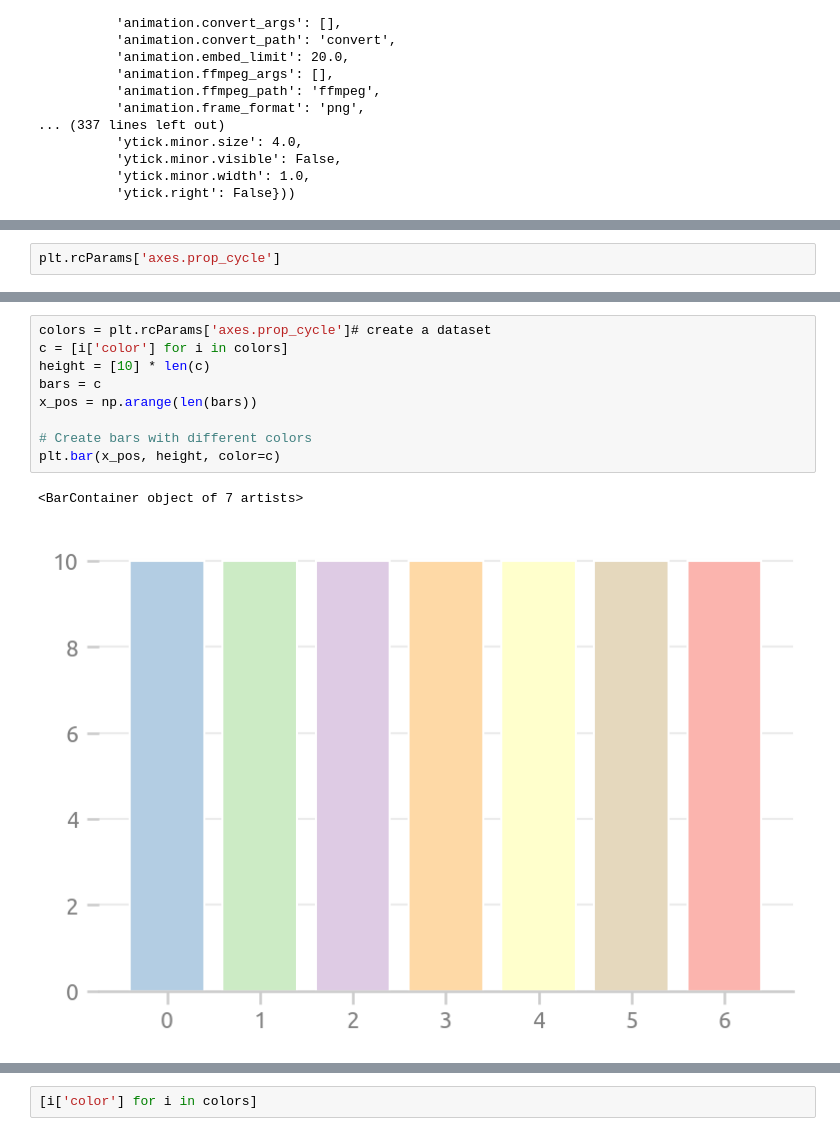
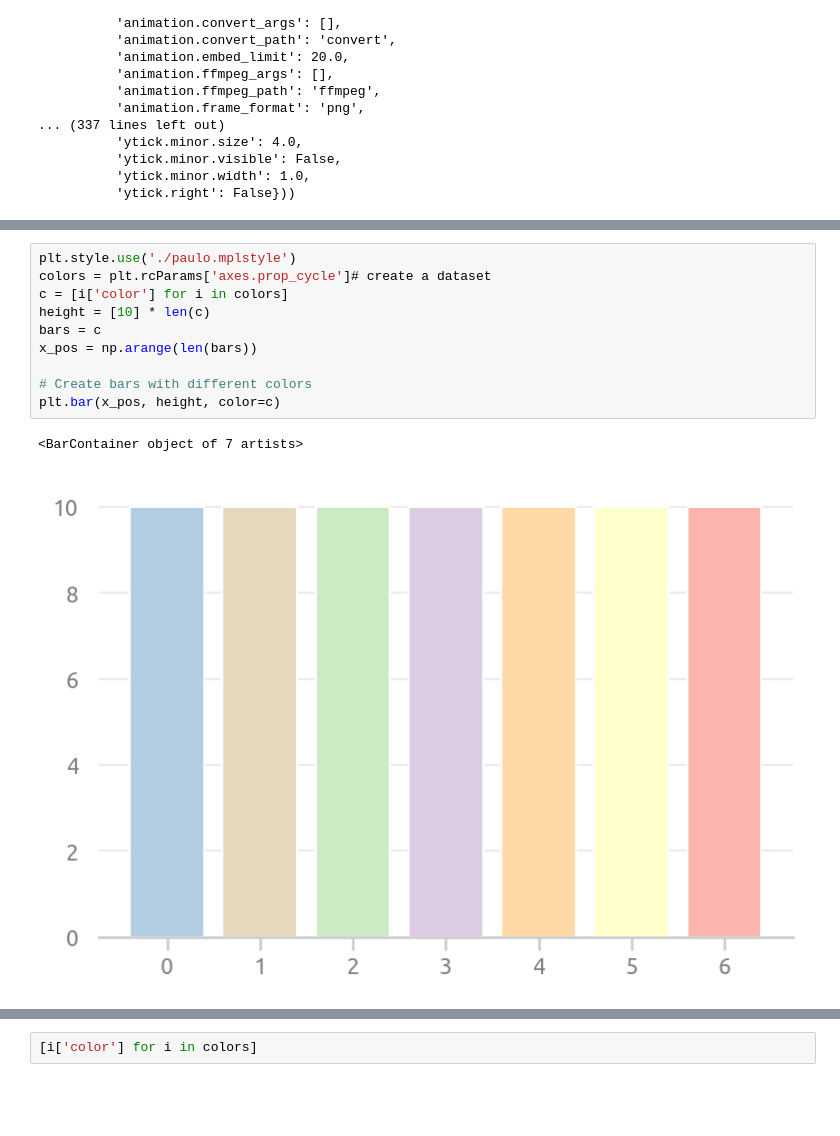
Before and after one commit to pauloneves/charp, a Jupyter notebook: plots.ipynb, the cells around one changed output, grey strips where cells are left out. Saved outputs shown, nothing was run; the diff lists cells and outputs as text; blank space fills up the shorter version.

```diff
--- a/plots.ipynb
+++ b/plots.ipynb
@@ -102,2 +84,0 @@ plt.style.available
-# %%
-plt.rcParams['axes.prop_cycle']
@@ -116,15 +85,16 @@ plt.rcParams['axes.prop_cycle']
 # %%
+plt.style.use('./paulo.mplstyle')
 colors = plt.rcParams['axes.prop_cycle']# create a dataset
 c = [i['color'] for i in colors]
 height = [10] * len(c)
 bars = c
 x_pos = np.arange(len(bars))
 
 # Create bars with different colors
 plt.bar(x_pos, height, color=c)
 # %% [output]
 <BarContainer object of 7 artists>
-[figure, old version]
+[figure, new version]
 # %%
 
 pd.DataFrame(data=[10] * len(colors), index=colors).plot.barh(color=[i['color'] for i in colors])
```
Also changed, not shown: parts of 5 cells of this notebook, 2 other files.
